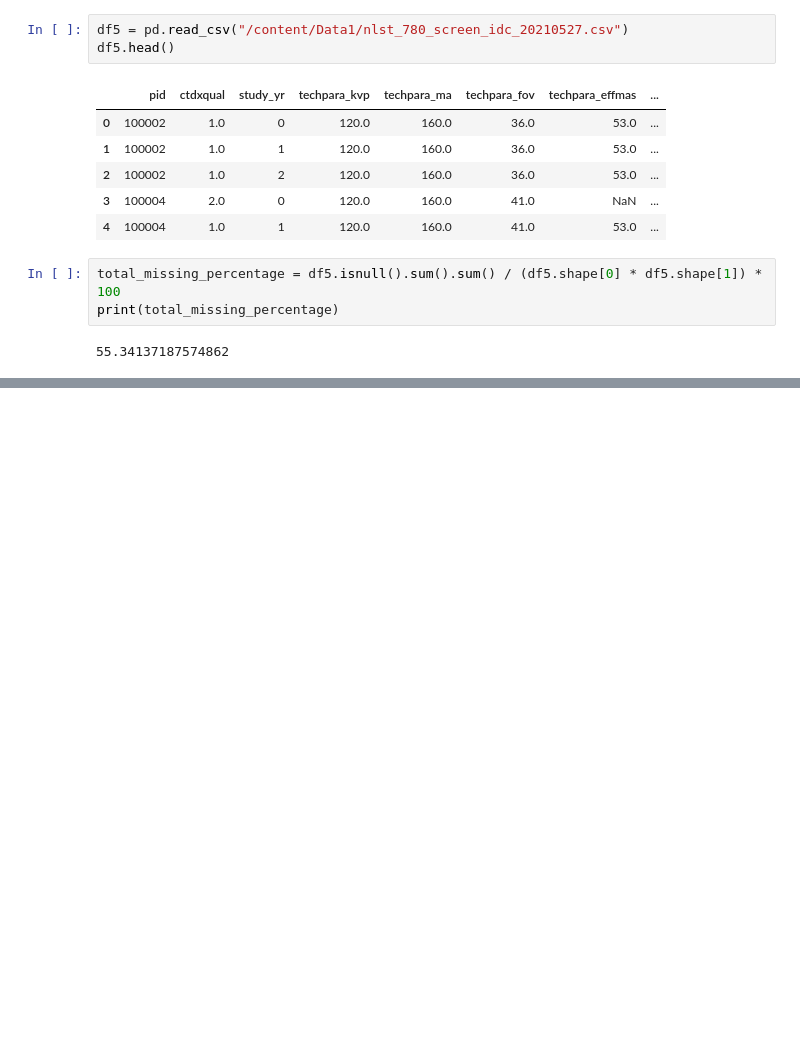
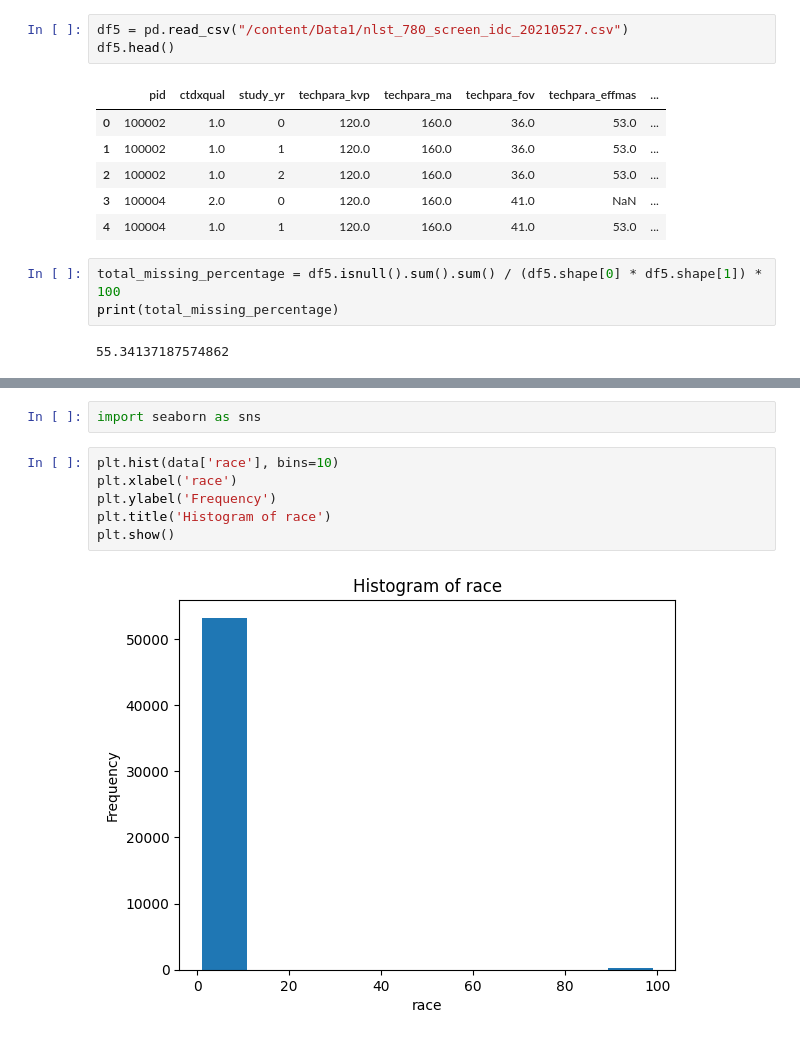
Before and after one commit to Desmondonam/Lung_cancer_Prediction, a Jupyter notebook: Lung_cancer_ML.ipynb, the cells around one changed output, grey strips where cells are left out. Saved outputs shown, nothing was run; the diff lists cells and outputs as text; blank space fills up the shorter version.

```diff
--- a/Lung_cancer_ML.ipynb
+++ b/Lung_cancer_ML.ipynb
@@ -108,0 +328,10 @@ print(total_missing_percentage)
+# %%
+import seaborn as sns
+# %%
+plt.hist(data['race'], bins=10)
+plt.xlabel('race')
+plt.ylabel('Frequency')
+plt.title('Histogram of race')
+plt.show()
+# %% [output]
+[figure, added]
```
Also changed, not shown: parts of 32 cells of this notebook.
